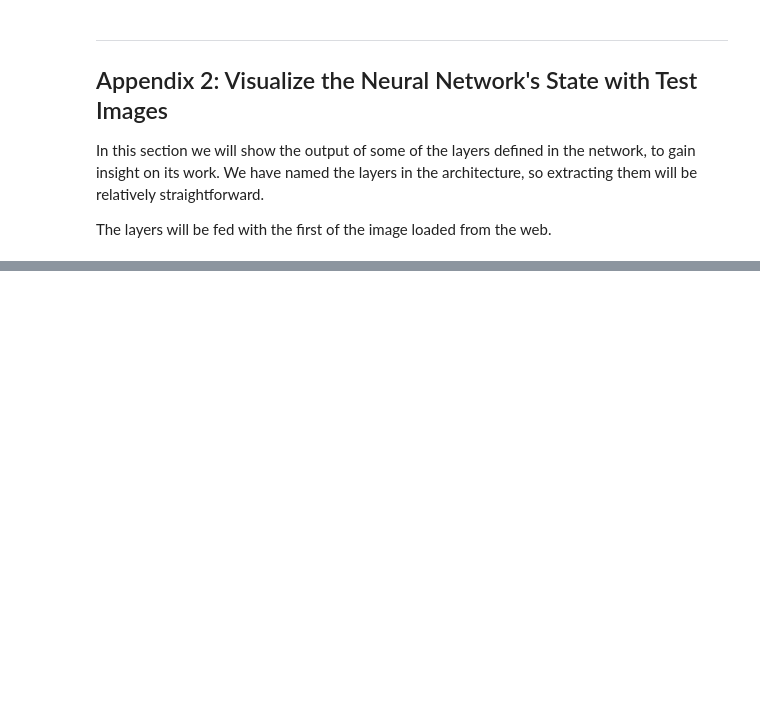
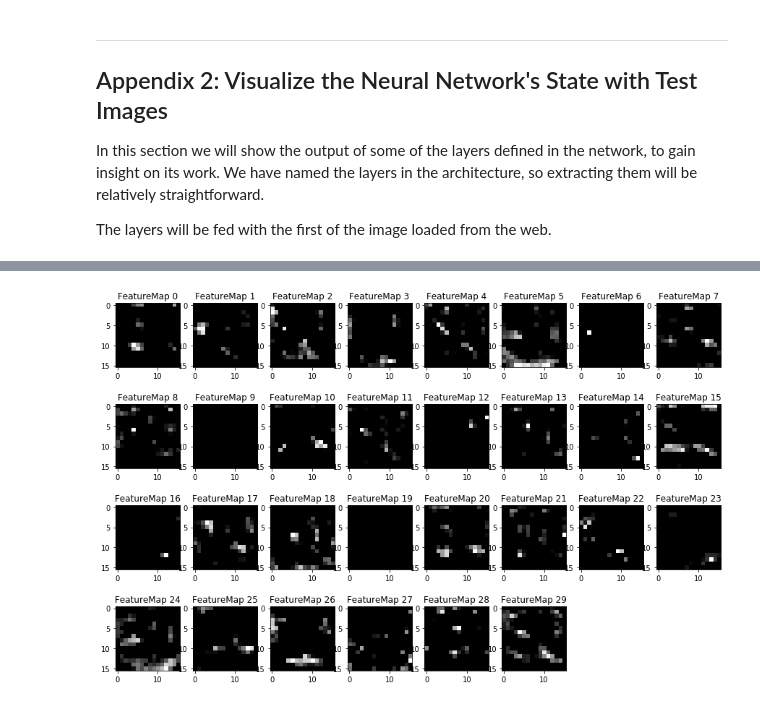
Before and after one commit to Self-Driving-Car-NDegree-M-Russo/CarND-P2-Traffic-Sign-Classifier, a Jupyter notebook: Traffic_Sign_Classifier-Michelangelo_Russo.ipynb, the cells around one changed output, grey strips where cells are left out. Cells and saved outputs as stored; diff of their text form; code cells hidden in the pictures; blank space fills up the shorter version.

```diff
--- a/Traffic_Sign_Classifier-Michelangelo_Russo.ipynb
+++ b/Traffic_Sign_Classifier-Michelangelo_Russo.ipynb
@@ -292,7 +294,7 @@ X_test = (X_test-128.0)/128
 # %%
 # Definiton of Num. of Epochs/Batch size
 
-EPOCHS = 1
+EPOCHS = 20
 BATCH_SIZE = 128
 # %%
 def MyNet(x):
@@ -570,0 +576,33 @@ with tf.Session() as sess:
+# %%
+# Analyze the images
+ohe = tf.one_hot(y_test_web, 43)
+sm = tf.nn.softmax(logits)
+top5 = tf.nn.top_k(sm, k=5)
+
+with tf.Session() as sess:
+    saver.restore(sess, tf.train.latest_checkpoint('.'))
+
+    # Top 5 probablities
+    tp5 = sess.run(top5,feed_dict={x: X_test_web, y: y_test_web})
+    print("Top 5 Probabilities = ", tp5)
+
+
+# Build the vector of classifications and compare against reference
+y_web_ver=np.zeros(6, dtype=int)
+y_web_ver[0]= tp5[1][0][0]
+y_web_ver[1]= tp5[1][1][0]
+y_web_ver[2]= tp5[1][2][0]
+y_web_ver[3]= tp5[1][3][0]
+y_web_ver[4]= tp5[1][4][0]
+y_web_ver[5]= tp5[1][5][0]
+
+flags = (y_web_ver == y_test_web)
+
+print()
+print("True/False flag vectors = ",flags)
+
+# Calculate accuracy
+web_acc = np.sum(flags)/6
+
+print()
+print("Test Accuracy = {:.3f}".format(web_acc))
@@ -680,0 +739,10 @@ with tf.Session() as sess:
+# %%
+# Extract the fourth layer
+with tf.Session() as sess:
+
+    saver.restore(sess, tf.train.latest_checkpoint('.'))
+
+    lay4=sess.graph.get_tensor_by_name("Layer4_0:0")
+    outputFeatureMap(X_test_web[0].reshape(1, 32,32,3),lay4)
+# %% [output]
+[figure, added]
```
Also changed, not shown: parts of 8 cells of this notebook, 7 other files.
